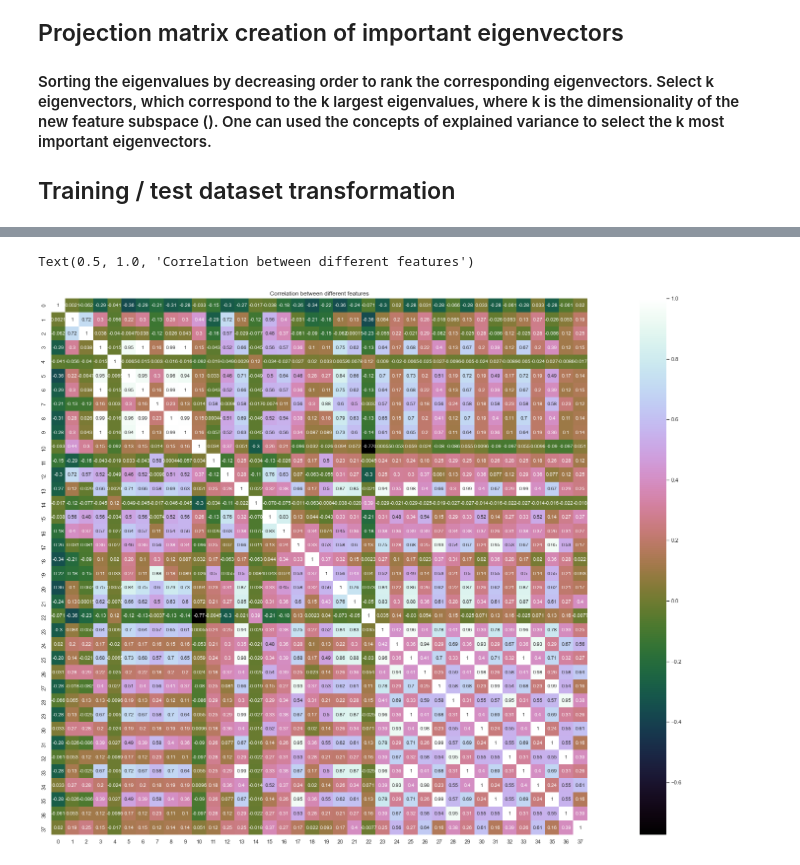
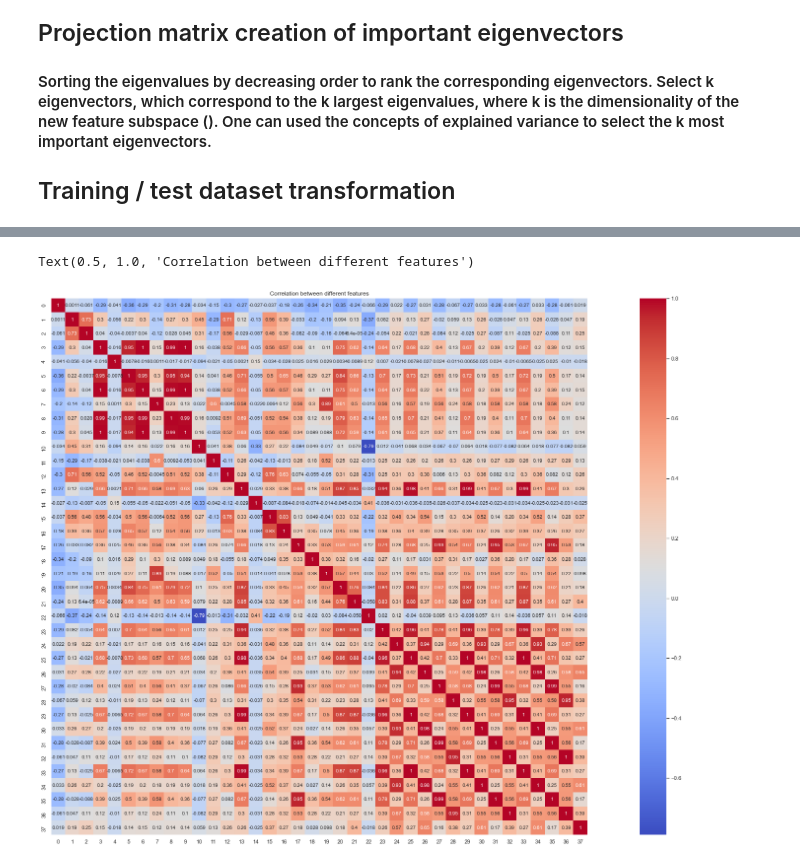
Before and after one commit to COVID19Predictionsystem/Covid19PredictionAnalytics, a Jupyter notebook: CovarianceMatrix.ipynb, the cells around one changed output, grey strips where cells are left out. Saved outputs shown, nothing was run; the diff lists cells and outputs as text; code cells hidden in the pictures.

```diff
--- a/CovarianceMatrix.ipynb
+++ b/CovarianceMatrix.ipynb
@@ -32,6 +56,6 @@ canada.head()
 # %%
-canada['date'] = pd.to_datetime(canada['date'])
-canada["date"] = pd.to_datetime(canada["date"]).dt.strftime("%Y%m%d")
+bothDF['date'] = pd.to_datetime(bothDF['date'])
+bothDF["date"] = pd.to_datetime(bothDF["date"]).dt.strftime("%Y%m%d")
 # %%
 #
 # Perform one-hot encoding
@@ -52,2 +76,2 @@ canada.head()
 # %%
-canada.fillna(value=0, inplace=True)
+bothDF.fillna(value=0, inplace=True)
@@ -54,3 +80,5 @@ canada.fillna(value=0, inplace=True)
+# %%
+bothDF.drop(['label'], axis=1, inplace=True)
 # %% [markdown]
 ## Standardizing the dataset
 ## Constructing the covariance matrix
@@ -61,7 +89,7 @@ canada.fillna(value=0, inplace=True)
 ## Training / test dataset transformation
 # %%
 from sklearn.preprocessing import StandardScaler
-X = StandardScaler().fit_transform(canada)
+X = StandardScaler().fit_transform(bothDF)
 # %%
 X.shape
 # %% [output]
@@ -75,12 +103,12 @@ from numpy.linalg import eigh
 cov_matrix = np.cov(X, rowvar=False)
 # %%
 plt.figure(figsize=(38,20))
-sns.heatmap(cov_matrix, vmax=1, square=True,annot=True,cmap='cubehelix')
+sns.heatmap(cov_matrix, vmax=1, square=True,annot=True,cmap='coolwarm')
 
 plt.title('Correlation between different features')
 # %% [output]
 Text(0.5, 1.0, 'Correlation between different features')
-[figure, old version]
+[figure, new version]
 # %%
 #
 # Determine eigenvalues and eigenvectors
```
Also changed, not shown: parts of 22 cells of this notebook, 3 other files.
